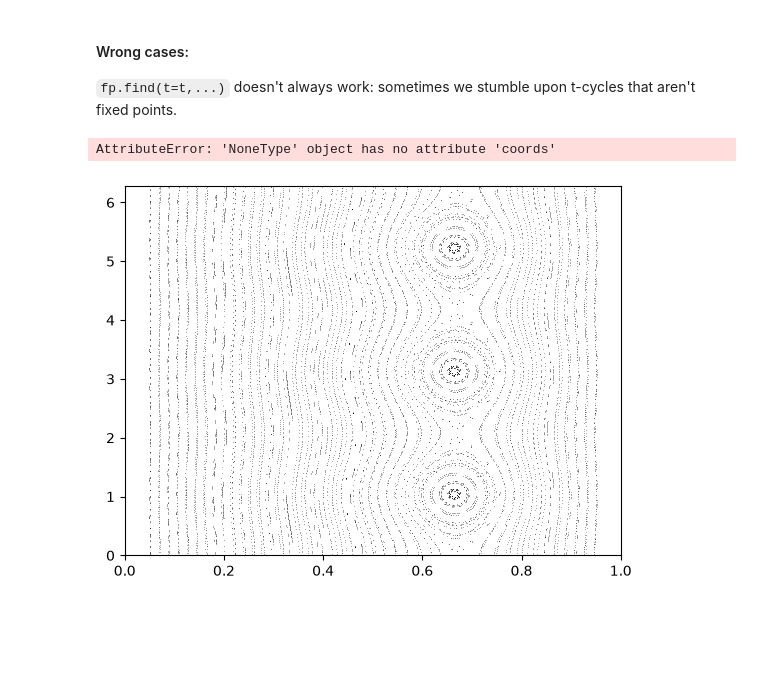
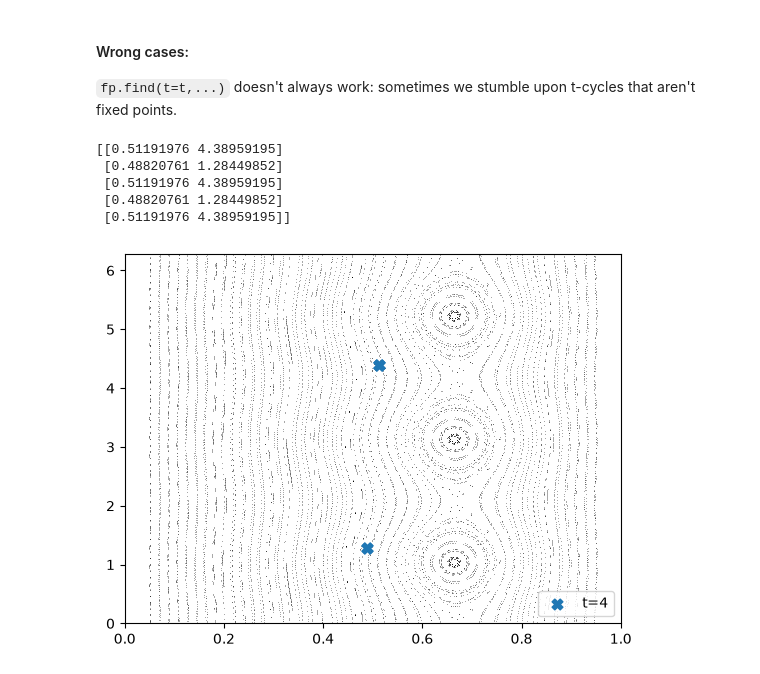
Before and after one commit to mireiaraventos/SdS, a Jupyter notebook: local/pyoculus_mod/test_slab_bfield_one_pert2.ipynb, the cells around one changed output. Drawn from its saved outputs; the diff is of its cells as text; code cells hidden in the pictures; blank space fills up the shorter version.

```diff
--- a/local/pyoculus_mod/test_slab_bfield_one_pert2.ipynb
+++ b/local/pyoculus_mod/test_slab_bfield_one_pert2.ipynb
@@ -9,7 +9,7 @@ import matplotlib.pyplot as plt
 # %% [markdown]
 #### Create the magnetic field:
 # %%
-field = SlabBfield(
+field = SlabBfieldOnePert(
     m=3,
     n=2,
     delta=0.01,
@@ -129,33 +129,37 @@ plt.show()
 # %%
 guess = np.array([xs, 4])
 fig, ax = pplot.plot(
     marker=".",
     s=0.5,
     xlim=[0, 1.],
     ylim=[0, 2*np.pi],
     plottype=None
 )
 
-for t in [2]:
+for t in [4]:
     fp = FixedPoint(map)
     result = fp.find(
         t=t,                    # t-order fixed points
         guess=guess,
         method="scipy.root"
     )
     print(result.coords)
 
     fp.plot(
         fig=fig,
         ax=ax,
         marker="X",
         s=60,
         label=f"t={t}",
         plottype=None
     )
 
 plt.legend(loc="lower right")
 plt.show()
 # %% [output]
-AttributeError: 'NoneType' object has no attribute 'coords'
+[[0.51191976 4.38959195]
+ [0.48820761 1.28449852]
+ [0.51191976 4.38959195]
+ [0.48820761 1.28449852]
+ [0.51191976 4.38959195]]
-[figure, old version]
+[figure, new version]
```
Also changed, not shown: 2 other files.
